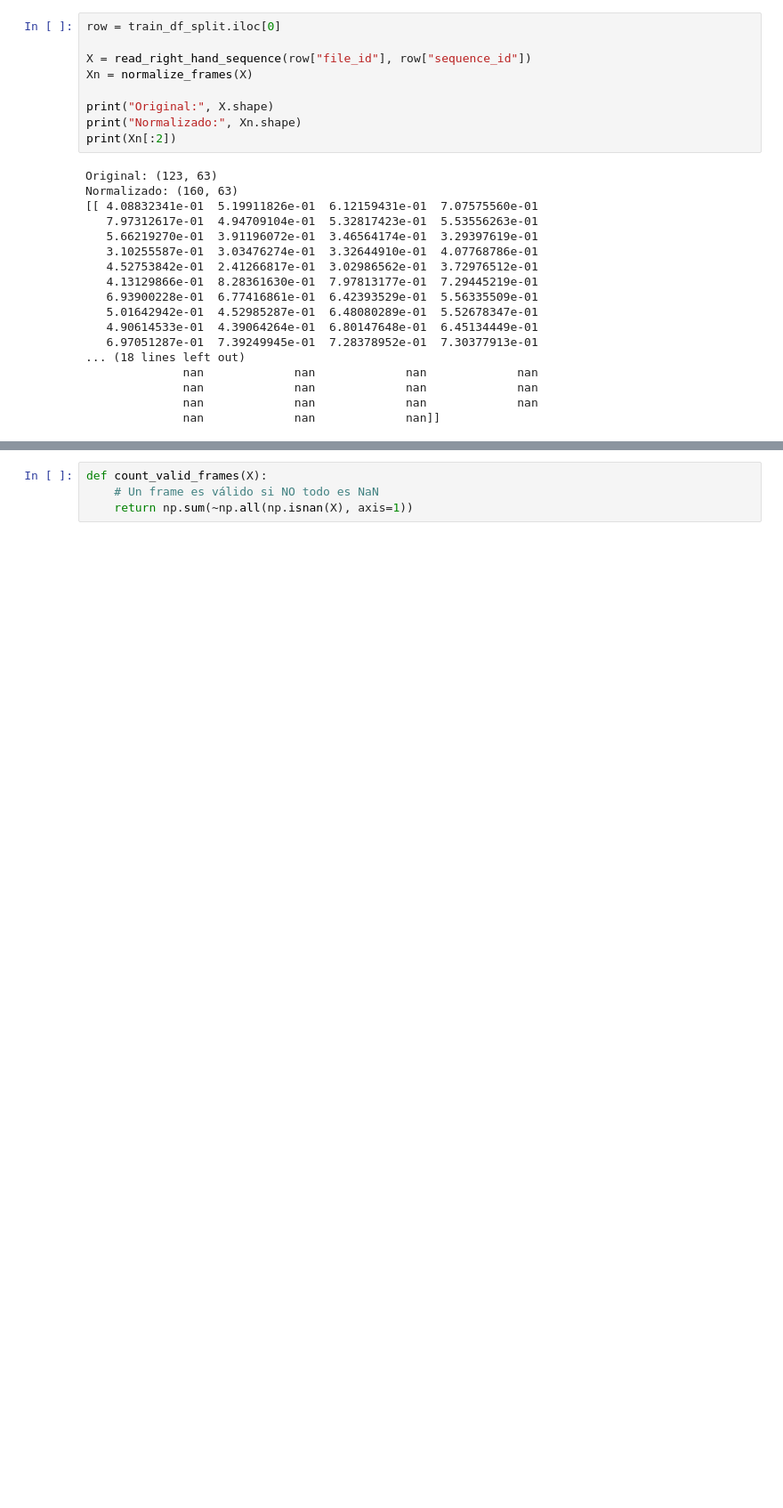
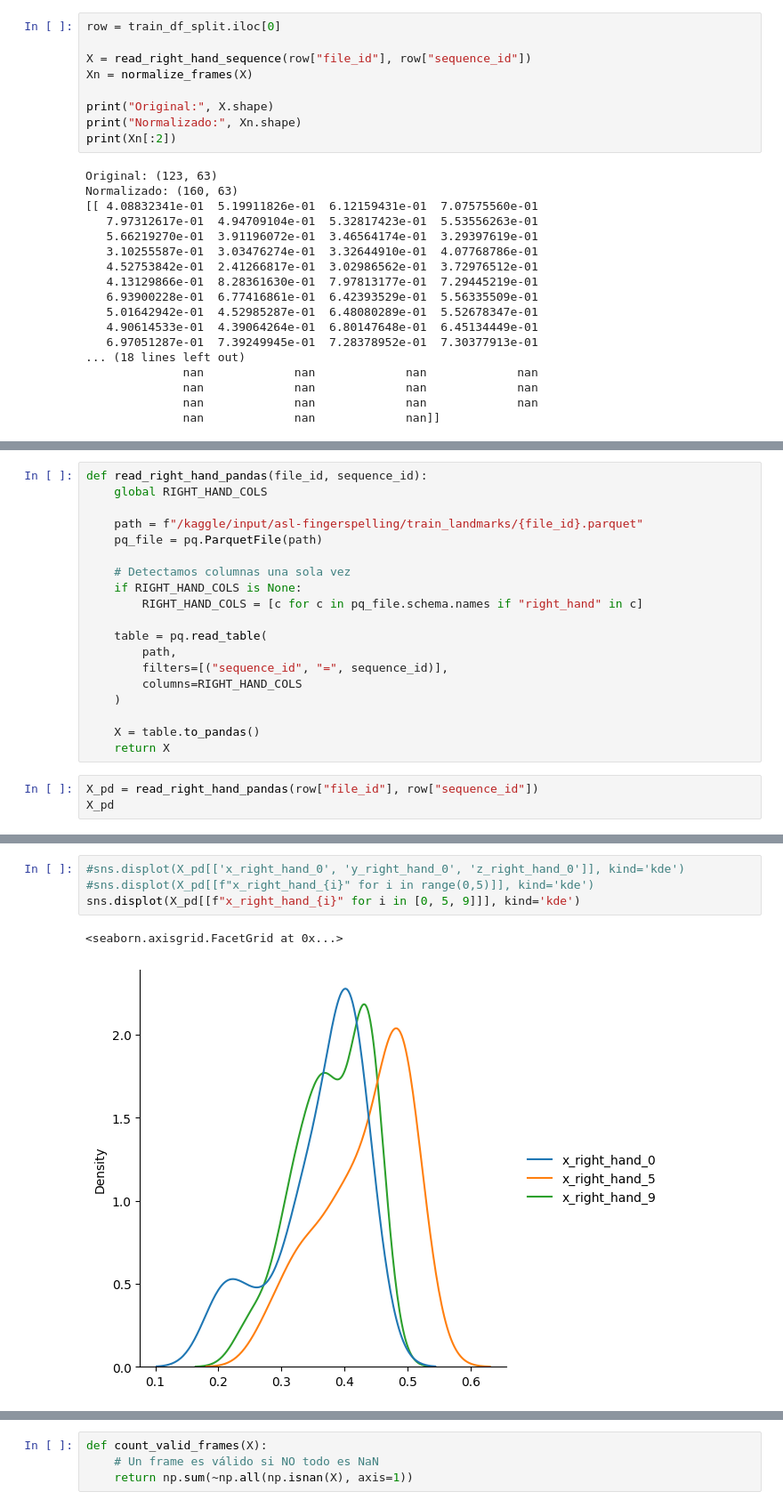
Before and after one commit to lejuin/aidl_fingerspelling, a Jupyter notebook: fingerspelling-data-prep.ipynb, the cells around one changed output, grey strips where cells are left out. Shown at 89% size. Drawn from its saved outputs; the diff is of its cells as text; blank space fills up the shorter version.

Commit message:
Kaggle Notebook | fingerspelling_data_prep | Version 2

```diff
--- a/fingerspelling-data-prep.ipynb
+++ b/fingerspelling-data-prep.ipynb
@@ -195,0 +237,22 @@ Normalizado: (160, 63)
+# %%
+def read_right_hand_pandas(file_id, sequence_id):
+    global RIGHT_HAND_COLS
+
+    path = f"/kaggle/input/asl-fingerspelling/train_landmarks/{file_id}.parquet"
+    pq_file = pq.ParquetFile(path)
+
+    # Detectamos columnas una sola vez
+    if RIGHT_HAND_COLS is None:
+        RIGHT_HAND_COLS = [c for c in pq_file.schema.names if "right_hand" in c]
+
+    table = pq.read_table(
+        path,
+        filters=[("sequence_id", "=", sequence_id)],
+        columns=RIGHT_HAND_COLS
+    )
+
+    X = table.to_pandas()
+    return X
+# %%
+X_pd = read_right_hand_pandas(row["file_id"], row["sequence_id"])
+X_pd
@@ -195,0 +273,7 @@ Normalizado: (160, 63)
+# %%
+#sns.displot(X_pd[['x_right_hand_0', 'y_right_hand_0', 'z_right_hand_0']], kind='kde')
+#sns.displot(X_pd[[f"x_right_hand_{i}" for i in range(0,5)]], kind='kde')
+sns.displot(X_pd[[f"x_right_hand_{i}" for i in [0, 5, 9]]], kind='kde')
+# %% [output]
+<seaborn.axisgrid.FacetGrid at 0x...>
+[figure, added]
```
Also changed, not shown: parts of 16 cells of this notebook.
